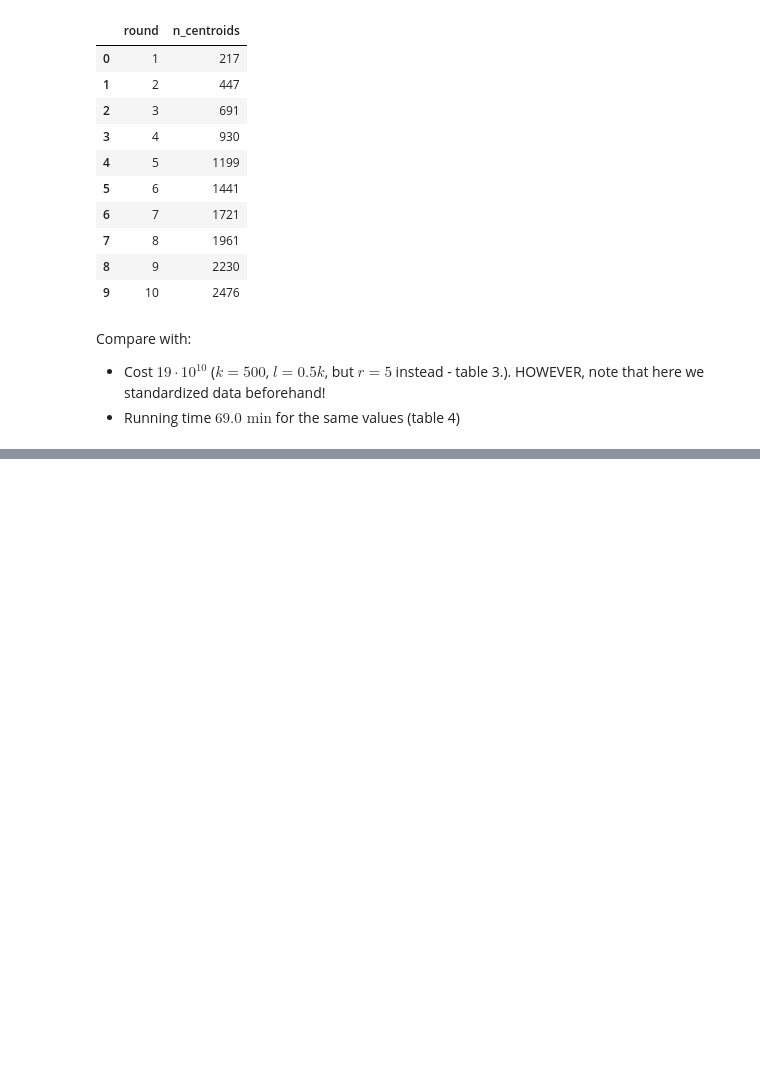
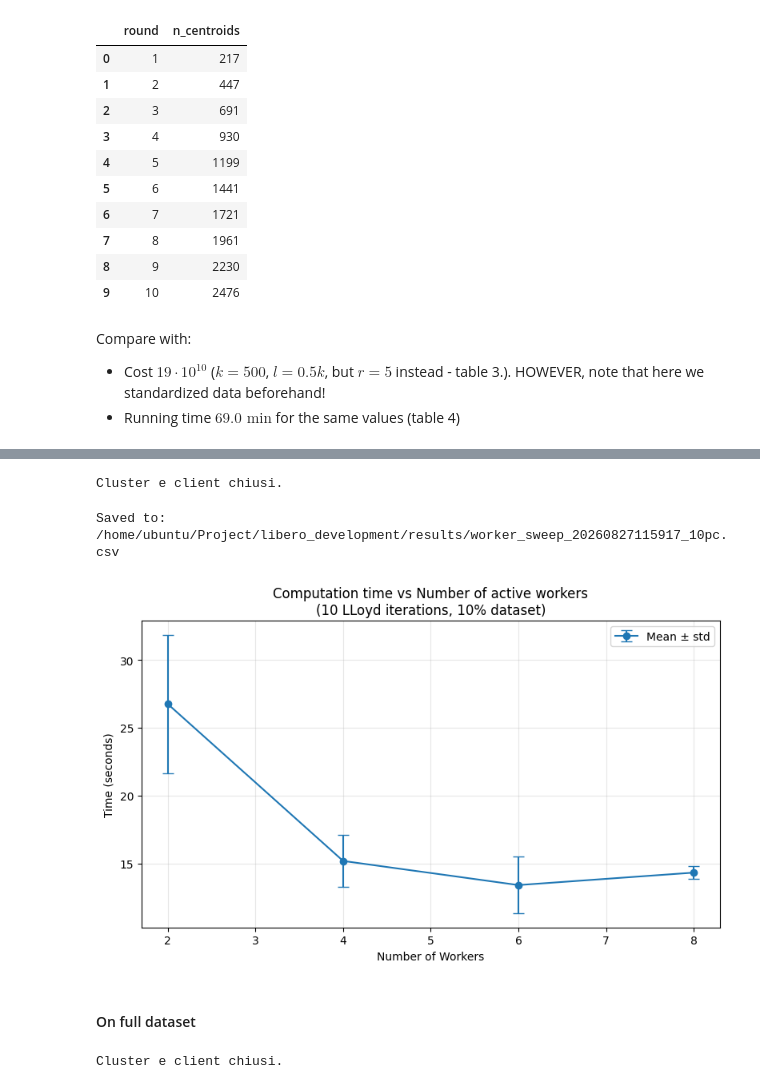
Before and after one commit to m-ziglioli/MAPD_B, a Jupyter notebook: notebooks/analysis.ipynb, the cells around one changed output, grey strips where cells are left out. Cells and saved outputs as stored; diff of their text form; code cells hidden in the pictures; blank space fills up the shorter version.

Commit message:
Proceeded with code testing, suspect bug in handling partitions

```diff
--- a/notebooks/analysis.ipynb
+++ b/notebooks/analysis.ipynb
@@ -51,8 +60,8 @@ DATASET_URL_10PC = "https://ndownloader.figshare.com/files/5976042"
 DATASET_URL_FULL="https://ndownloader.figshare.com/files/5976045"
 #***FULL DATASET***
 
-RAW_GZ_PATH   = "/home/ubuntu/Project/libero_development/data/kddcup_data.gz" # compressed (.gz) dataset file
-PARQUET_PATH = '/tmp/kddcup_data.parquet' # single Parquet file (ie a compressed format file but partition-able, unlike .gz) on master
+RAW_GZ_PATH_10PC   = "/home/ubuntu/Project/libero_development/data/kddcup_data.gz" # compressed (.gz) dataset file
+PARQUET_PATH_10PC = '/tmp/kddcup_data.parquet' # single Parquet file (ie a compressed format file but partition-able, unlike .gz) on master
 
 RAW_GZ_PATH_FULL = "/home/ubuntu/backup/libero_development/data/kddcup_data_full.gz"
 PARQUET_PATH_FULL = '/tmp/kddcup_data_full.parquet'
@@ -391,0 +429,8 @@ Testa più combinazioni di `(n_workers, partitions, l_over_k, r)` per diversi va
+# %%
+n_workers=[2,4,6,8]
+
+avg_iters=3
+# %%
+shutdown_cluster(cluster,client)
+# %% [output]
+Cluster e client chiusi.
@@ -391,0 +462,35 @@ Testa più combinazioni di `(n_workers, partitions, l_over_k, r)` per diversi va
+# %%
+import os
+RESULTS_DIR = "/home/ubuntu/Project/libero_development/results"
+FIGURES_DIR= "/home/ubuntu/Project/libero_development/figures"
+os.makedirs(RESULTS_DIR, exist_ok=True)
+csv_path = os.path.join(RESULTS_DIR, f"worker_sweep_{time.strftime('%Y%m%d%H%M%S')}_10pc.csv")
+figure_path=os.path.join(FIGURES_DIR, f"worker_sweep_{time.strftime('%Y%m%d%H%M%S')}_10pc.png")
+df_all.to_csv(csv_path, index=False)
+print(f"Saved to: {csv_path}")
+# %% [output]
+Saved to: /home/ubuntu/Project/libero_development/results/worker_sweep_20260827115917_10pc.csv
+# %%
+# Group by number of workers, compute mean and std of time
+stats = df_all.groupby("num_workers")["time"].agg(["mean", "std"]).reset_index()
+
+plt.figure(figsize=(8, 5))
+plt.errorbar(
+    stats["num_workers"],
+    stats["mean"],
+    yerr=stats["std"],
+    marker="o",
+    capsize=5,
+    linestyle="-",
+    label="Mean ± std"
+)
+plt.xlabel("Number of Workers")
+plt.ylabel("Time (seconds)")
+plt.title("Computation time vs Number of active workers\n(10 LLoyd iterations, 10% dataset)")
+plt.grid(True, alpha=0.3)
+plt.legend()
+plt.tight_layout()
+plt.savefig(figure_path, dpi=150)
+plt.show()
+# %% [output]
+[figure, added]
@@ -391,0 +499,2 @@ Testa più combinazioni di `(n_workers, partitions, l_over_k, r)` per diversi va
+# %% [markdown]
+#### On full dataset
@@ -391,0 +507,4 @@ Testa più combinazioni di `(n_workers, partitions, l_over_k, r)` per diversi va
+# %%
+shutdown_cluster(cluster,client)
+# %% [output]
+Cluster e client chiusi.
```
Also changed, not shown: parts of 64 cells of this notebook, 1 other file.
